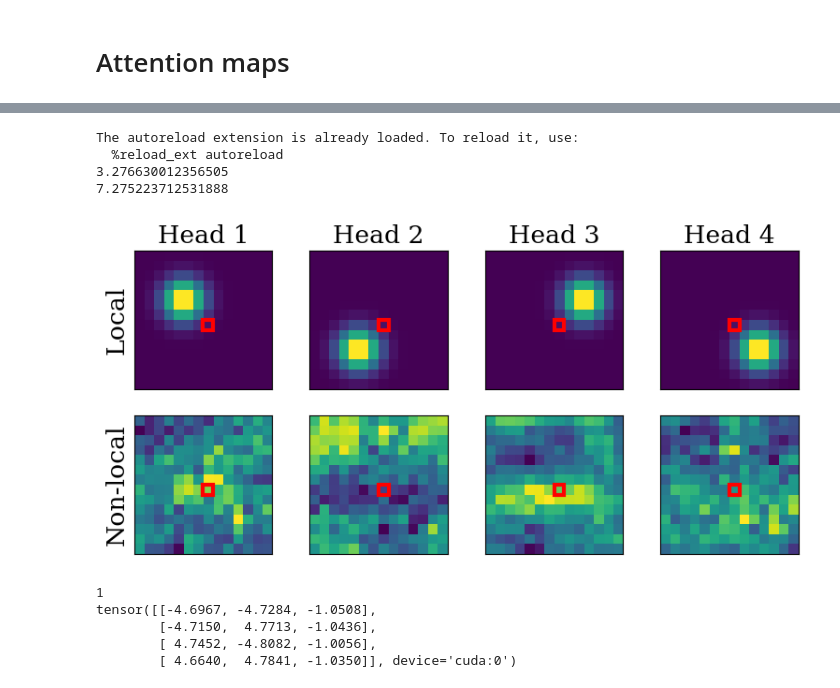
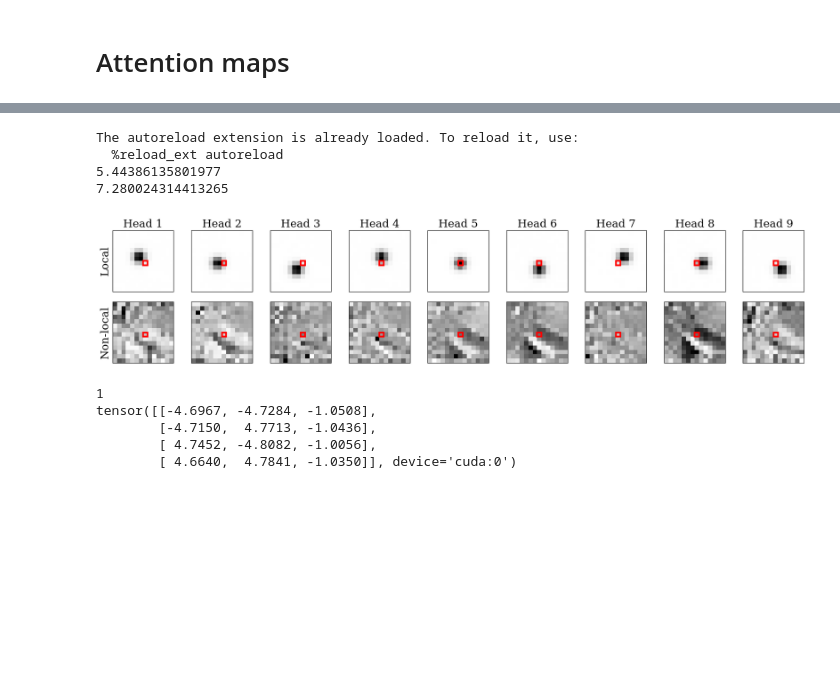
Before and after one commit to sdascoli/deit, a Jupyter notebook: deit.ipynb, the cells around one changed output, grey strips where cells are left out. Drawn from its saved outputs; the diff is of its cells as text; code cells hidden in the pictures; blank space fills up the shorter version.

Commit message:
Locality strength

```diff
--- a/deit.ipynb
+++ b/deit.ipynb
@@ -24,7 +24,7 @@ plt.rcParams.update({
     "lines.linewidth":3.0,
     "savefig.dpi":500
 })
-cmap = plt.get_cmap('viridis')
+cmap = plt.get_cmap('Greys')
 
 savedir= './figs/'
 if not os.path.exists(savedir):
@@ -90,8 +90,9 @@ for ind in indices:
     print(path)
 
     dirnames = glob.glob(path+'*')
-    dirnames = [p for p in dirnames if os.path.isdir(p)]
+    dirnames = [p for p in dirnames if (os.path.isdir(p) and not p.endswith('__'))]
     print('{} runs found'.format(len(dirnames)))
+    print(*dirnames, end='\n')
     fails = 0
     for dirname in dirnames:
         try :
@@ -114,5 +115,5 @@ for run in runs:
         params[k].append(v)
 for k in params:
     params[k] = sorted(list(set(params[k])))
-print(runs[0]['args'])
+#print(runs[0]['args'])
 # %% [output]
@@ -240,10 +241,12 @@ plt.show()
 # %%
 latest = min([len(run['logs']) for run in runs])
 topk=1
-key1 = 'local_dim'
-key2 = 'locality_distance'
-#key1 = 'local_up_to_layer'
-#key2 = 'freeze_locality'
+#key1 = 'local_dim'
+#key2 = 'locality_distance'
+key1 = 'local_up_to_layer'
+key2 = 'freeze_locality'
+key1 = 'locality_strength'
+key2 = 'locality_dim'
 
 plt.figure()
 grid = np.zeros((len(params[key1]),len(params[key2])))
@@ -251,7 +254,7 @@ for run in runs:
     args = run['args']
     i,j = find(getattr(args,key1), params[key1]), find(getattr(args,key2), params[key2])
     grid[i,j] = run['logs'][latest-1]['test_acc%d'%topk]
-    plt.plot(range(latest), [run['logs'][k]['test_acc%d'%topk] for k in range(latest)], label='{} {} {} {}'.format(key1, getattr(args,key1), key2, getattr(args, key2)))
+    plt.plot(range(latest), [run['logs'][k]['test_acc%d'%topk] for k in range(latest)], label='{} {}'.format(getattr(args,key1), getattr(args, key2)))
 plt.legend()
 plt.xlabel('Epochs')
 plt.ylabel('Top-{} acc after {} epochs'.format(topk,latest))
@@ -299,8 +302,9 @@ plt.show()
 from main import create_model, build_dataset
 
 cons = {'model': 'deit_tiny_patch16_224',
-        'local_up_to_layer' : 6,
-        'freeze_locality':False}
+        'local_up_to_layer' : 10,
+        'locality_strength':1
+       }
 selected_runs, _ = select_runs(runs, params, cons)
 run = selected_runs[0]
 args = run['args']
@@ -310,7 +314,7 @@ model.to('cuda')
 args = run['args']
 args.sampling_ratio = 0.001
 dataset, _ = build_dataset(is_train=False, args=args)
-x = torch.stack([dataset[i][0] for i in range(50)])
+x = torch.stack([dataset[i][0] for i in range(20)])
 x = x.cuda()
 x = model.patch_embed(x)
 
@@ -344,6 +348,7 @@ def plot_attention(model,x,num_layers=4):
         for head in range(num_heads):
             head_map = attn_map[head,num_patches//2+img_size//2].detach().cpu().resize(img_size,img_size)
             axarr[l,head].matshow(head_map)
+            #print(head_map)
         for ax in axarr[l]:
             ax.set_xticks([])
             ax.set_yticks([])
@@ -404,48 +373,50 @@ for path in glob.glob(str(args.output_dir/'checkpoint*')):
 # %%
 %load_ext autoreload
 from main import create_model, build_dataset
-model = create_model('deit_tiny_patch16_224', local_up_to_layer=1, locality_distance=5., locality_width=1, local_dim=2)
+strength = 0.5
+model = create_model('deit_small_patch16_224', local_up_to_layer=1, locality_strength=strength, locality_dim=1)
 model.to('cuda')
 num_patches = model.num_patches
 img_size = int(num_patches**.5)
 num_heads = model.blocks[0].attn.num_heads
 embed_dim = model.embed_dim
 
-x = torch.stack([dataset[i][0] for i in range(20)])
+x = torch.stack([dataset[i][0] for i in range(1)])
 x = x.cuda()
 x = model.patch_embed(x)
 
 num_layers=2
 fig, axarr = plt.subplots(num_layers, num_heads, figsize=(2*num_heads,2*num_layers))
 cols = ['Head {}'.format(col+1) for col in range(num_heads)]
 rows = ['Local', 'Non-local']
 for ax, col in zip(axarr[0], cols):
     ax.set_title(col)
 for ax, row in zip(axarr[:,0], rows):
     ax.set_ylabel(row, size='large')
 
 num_layers=2
 for l in range(num_layers):
     dist, attn_map = model.blocks[l].attn.get_attention_map(x, return_map=True)
     print(dist)
     num_heads = len(attn_map)
     for head in range(num_heads):
         head_map = attn_map[head,num_patches//2+img_size//2].detach().cpu().resize(img_size,img_size)
-        axarr[l,head].matshow(head_map)
+        #print(head_map.sum())
+        axarr[l,head].matshow(head_map, cmap=cmap)
     for ax in axarr[l]:
         ax.set_xticks([])
         ax.set_yticks([])
         highlight_cell(img_size//2, img_size//2,ax)
 plt.tight_layout()
 
 #plt.savefig(savedir+'attention_map_init.pdf')
 plt.show()
 # %% [output]
 The autoreload extension is already loaded. To reload it, use:
   %reload_ext autoreload
-3.276630012356505
-7.275223712531888
+5.44386135801977
+7.280024314413265
-[figure, old version]
+[figure, new version]
 # %%
 args = runs[2]['args']
 print(args.freeze_locality)
```
Also changed, not shown: parts of 5 cells of this notebook, 2 other files.
